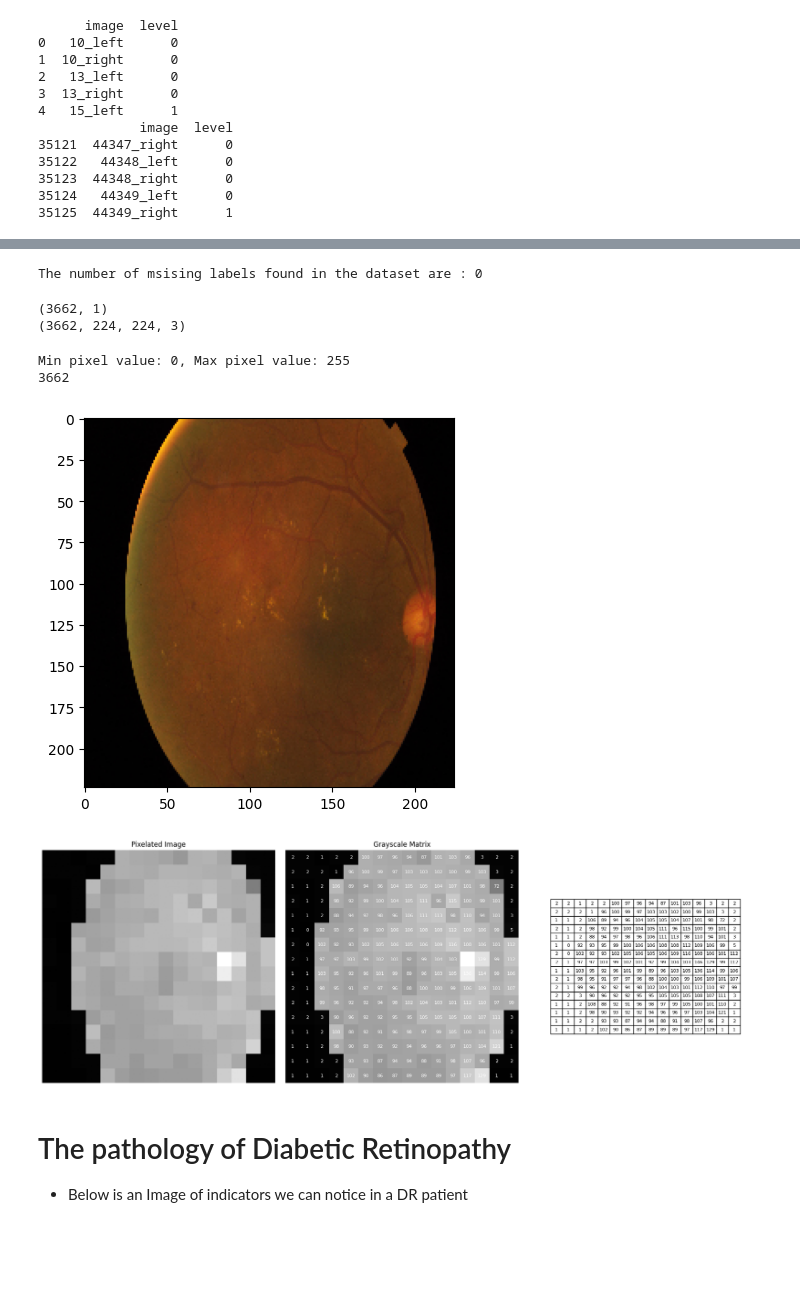
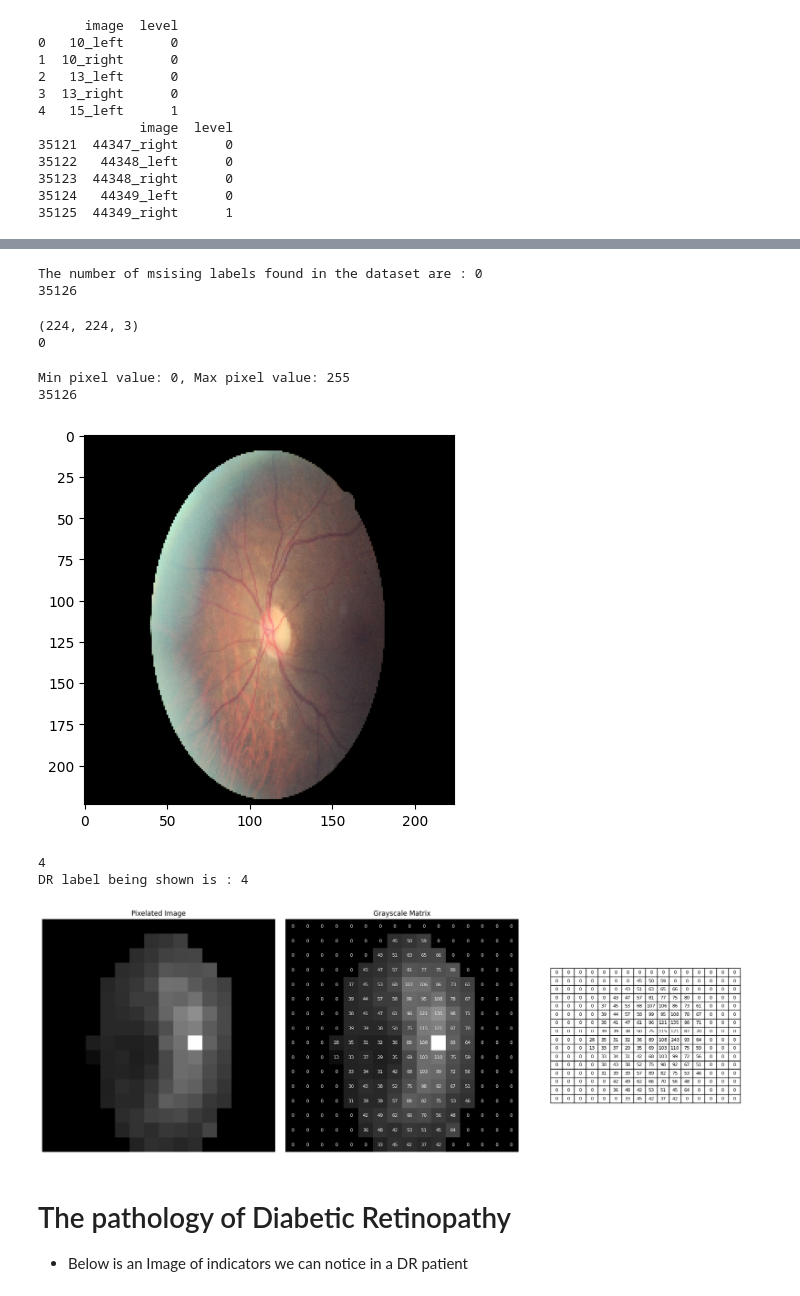
Before and after one commit to Ajama0/Diabetic-Retinopathy-Detection, a Jupyter notebook: Notebooks/data_exploration.ipynb, the cells around one changed output, grey strips where cells are left out. Saved outputs shown, nothing was run; the diff lists cells and outputs as text; code cells hidden in the pictures; blank space fills up the shorter version.

```diff
--- a/Notebooks/data_exploration.ipynb
+++ b/Notebooks/data_exploration.ipynb
@@ -60,9 +60,9 @@ print(df.tail())
 # %%
 #load in the train data - explore and clean
 training_images=[]
-missing_labels=[]
+corrupted_data=[]
 #count the sample distribution per class
-count={"No DR" :0 , "Mild DR": 0, "Moderate DR": 0, "Severe DR": 0, "Proliferative DR" : 0}
+count={"No DR" :0 , "Mild DR ": 0, "Moderate DR ": 0, "Severe DR ": 0, "Proliferative DR " : 0}
 IMG_SIZE = 224
 REBUILD = True
 
@@ -73,7 +73,7 @@ def inspect(path):
 #iterate through the data in subsets, iterating through x images at a time
 #for chunk in np.array_split(df, 1000):
     for idx ,i in tqdm(df.iterrows(), total=len(df)):
-
+        try:
             img_path = os.path.join(path, f"{i['image']}.jpeg")
             img = cv2.imread(img_path, cv2.IMREAD_COLOR)
             img = cv2.resize(img, (IMG_SIZE,IMG_SIZE))
@@ -81,14 +81,13 @@ def inspect(path):
 
             #ensure there are no corrupted files
             if img is None:
-                print(f"could not read image at path {img_path}")
+                print(f"error occured processing at row{df.iloc[idx]}")
                 #skip the current iteration
                 continue
 
-
             if pd.isna(label):
-                #if any image within the csv file does not contain a label, we append the image to the missing_labels, in which we can later filter out
-                missing_labels.append(np.array(img))
+                #if any image within the csv file does not contain a label, we append the index of the the row, allowing us to later filter out
+                corrupted_data.append(df.iloc[idx])
 
             #count the distribution of samples per class
             if label == 0:
@@ -108,23 +107,25 @@ def inspect(path):
 
 
             #convert the labels to their to their label encoding format
-            training_images.append([np.array(img), i["level"]])
-            break
+            training_images.append([np.array(img), df.iloc[idx]["level"]])
 
+        except Exception as e:
+            print(f"error has occured at {i}")
 
 
     return training_images
 
 
-train_data = inspect(path)
+if REBUILD:
+    train_data = inspect(path)
 
 img, label = train_data[0][0], train_data[0][1]
 print(img.shape)
 
+#the mean value of pixels
 print(np.mean(img))
 
-plt.imshow(img)
+plt.imshow(cv2.cvtColor(img, cv2.COLOR_BGR2RGB))
 plt.show()
-print(img, label)
 # %% [output]
 (224, 224, 3)
@@ -149,45 +134,45 @@ print(img, label)
 # %%
 #check to see if there are any images with missing labels
-print(f"The number of msising labels found in the dataset are : {len(missing_labels)}")
+print(f"The number of msising labels found in the dataset are : {len(corrupted_data)}")
+print(len(train_data))
 # %% [output]
 The number of msising labels found in the dataset are : 0
+35126
-# %%
-labels = np.array([data[1] for data in training_images])
-images = np.array([data[0] for data in training_images])
-
-print(labels.shape)
-print(images.shape)
-# %% [output]
-(3662, 1)
-(3662, 224, 224, 3)
+# %%
+print(img.shape)
+print(label)
+# %% [output]
+(224, 224, 3)
+0
 # %%
 #print max and min pixel values of our image to see if normalized already or not
-print(f"Min pixel value: {training_images[0][0].min()}, Max pixel value: {training_images[0][0].max()}")
+print(f"Min pixel value: {train_data[0][0].min()}, Max pixel value: {train_data[0][0].max()}")
 
 #printing the length of our dataset
-print(len(training_images))
+print(len(train_data))
 #(3662, 224,224, 3), this represents the number of samples , and the shape of each image with 3 channels RGB
 
 #visualize the first fundus image in the datset, ensure its in RGB
-plt.imshow(cv2.cvtColor(training_images[0][0], cv2.COLOR_BGR2RGB))
+plt.imshow(cv2.cvtColor(train_data[0][0], cv2.COLOR_BGR2RGB))
 plt.show()
 # %% [output]
 Min pixel value: 0, Max pixel value: 255
-3662
+35126
-[figure, old version]
+[figure, new version]
 # %%
-# Display the pixel intensity values of a patient with Proliferative DR (PDF)
-PDF_img = training_images[1][0]  # Access the image of the second patient (Proliferative DR)
+# Display the pixel intensity values of a patient with Proliferative DR
+PDR_img = train_data[1613][0]  # Access the image of a patient with PDR (Proliferative DR)
+print(f"DR label being shown is : {df.iloc[1613]["level"]}")
 
 # Ensure the image is in grayscale
-if len(PDF_img.shape) == 3:  # If the image has 3 channels (RGB/BGR)
-    PDF_img = cv2.cvtColor(PDF_img, cv2.COLOR_BGR2GRAY)
+if len(PDR_img.shape) == 3:  # If the image has 3 channels (RGB/BGR)
+    PDR_img = cv2.cvtColor(PDR_img, cv2.COLOR_BGR2GRAY)
 
 # Resize the image to make it pixelated (16x16)
-pixelated_image = cv2.resize(PDF_img, (16, 16), interpolation=cv2.INTER_NEAREST)
+pixelated_image = cv2.resize(PDR_img, (16, 16), interpolation=cv2.INTER_NEAREST)
 
 # Resize it back to the original size for visualization purposes
-pixelated_resized = cv2.resize(pixelated_image, (PDF_img.shape[1], PDF_img.shape[0]), interpolation=cv2.INTER_NEAREST)
+pixelated_resized = cv2.resize(pixelated_image, (PDR_img.shape[1], PDR_img.shape[0]), interpolation=cv2.INTER_NEAREST)
 
 # Prepare the figure
 fig, axes = plt.subplots(1, 3, figsize=(18, 6))
@@ -222,7 +207,9 @@ pixel_table.set_fontsize(8)
 plt.tight_layout()
 plt.show()
 # %% [output]
+4
+DR label being shown is : 4
-[figure, old version]
+[figure, new version]
 # %% [markdown]
 
 # The pathology of Diabetic Retinopathy
```
Also changed, not shown: parts of 12 cells of this notebook.
